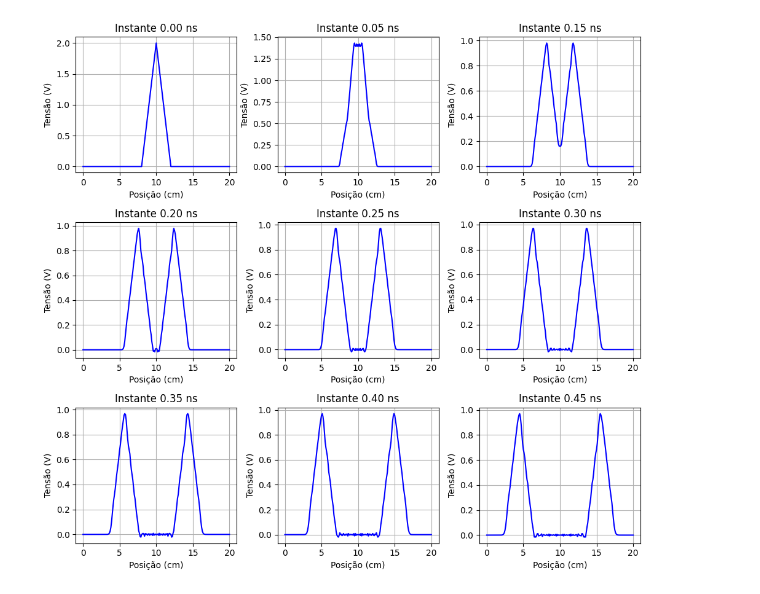
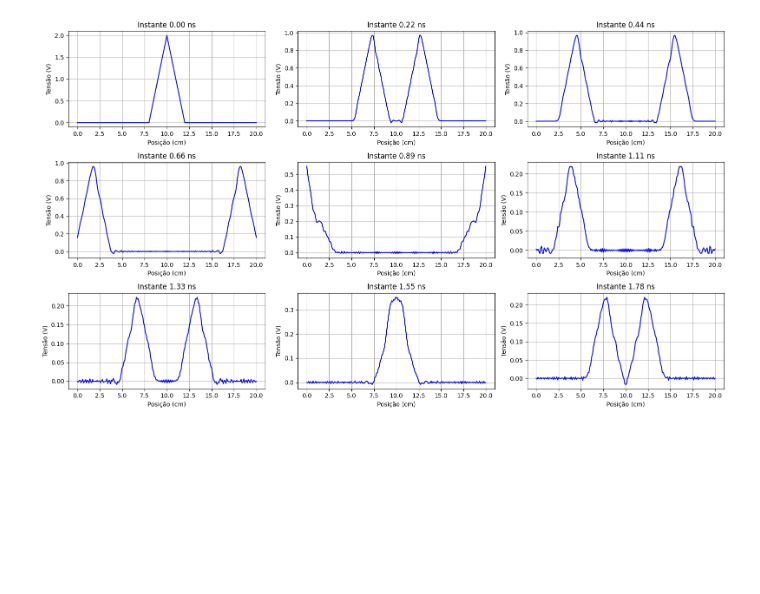
Before and after one commit to RaphaelLeivas/eletrocomp-2026-1, a Jupyter notebook: notebooks/lista2/q3-4_v2.ipynb, the cells around one changed output. Saved outputs shown, nothing was run; the diff lists cells and outputs as text; code cells hidden in the pictures; blank space fills up the shorter version.

```diff
--- a/notebooks/lista2/q3-4_v2.ipynb
+++ b/notebooks/lista2/q3-4_v2.ipynb
@@ -43,13 +43,6 @@ for i in range(1, nx - 1):
 for n in range(1, nt - 1):
     V[n+1, 1:-1] = C2 * (V[n, 2:] - 2*V[n, 1:-1] + V[n, :-2]) + 2*V[n, 1:-1] - V[n-1, 1:-1]
 
-# plota para ter certeza
-fig, ax = plt.subplots()
-
-# Plot the data on the axes
-ax.plot(x, V[40, :])
-
-# Add labels and title
-ax.set_xlabel('Posição (cm)')
-ax.set_ylabel('Tensão (V)')
-ax.set_title('Tensão na linha t = 0')
+    # condições de contorno
+    V[n+1, 0] = V[n, 1] # em x = 0
+    V[n+1, -1] = V[n, -2] # em x = 20
@@ -59,19 +49,19 @@ Text(0.5, 1.0, 'Tensão na linha t = 0')
 # %%
-fig, axes = plt.subplots(nrows=3, ncols=3, figsize=(10, 10))
+fig, axes = plt.subplots(nrows=3, ncols=3, figsize=(16, 10))
 
-t = np.linspace(0, t_max, nt)
-
-t_list = [0, 10, 30, 40, 50, 60, 70, 80, 90]
+t_list = []
+for i in range(9):
+    t_list.append(int(i * nt / 9))
 
 for i, ax in enumerate(axes.flatten()):
     ax.plot(x, V[t_list[i], :], color='blue') # Plot the i-th dataset on the i-th axis
     ax.set_title(f'Instante {t_list[i] * dt * 1e9:.2f} ns')      # Set a title for each subplot
     ax.set_xlabel('Posição (cm)')
     ax.set_ylabel('Tensão (V)')
     ax.grid(True)
 
 plt.tight_layout(rect=[0, 0.03, 1, 0.95]) # Adjust rect to make space for suptitle
 
 plt.show()
 # %% [output]
-[figure, old version]
+[figure, new version]
```
Also changed, not shown: parts of 1 cell of this notebook, 9 other files.
